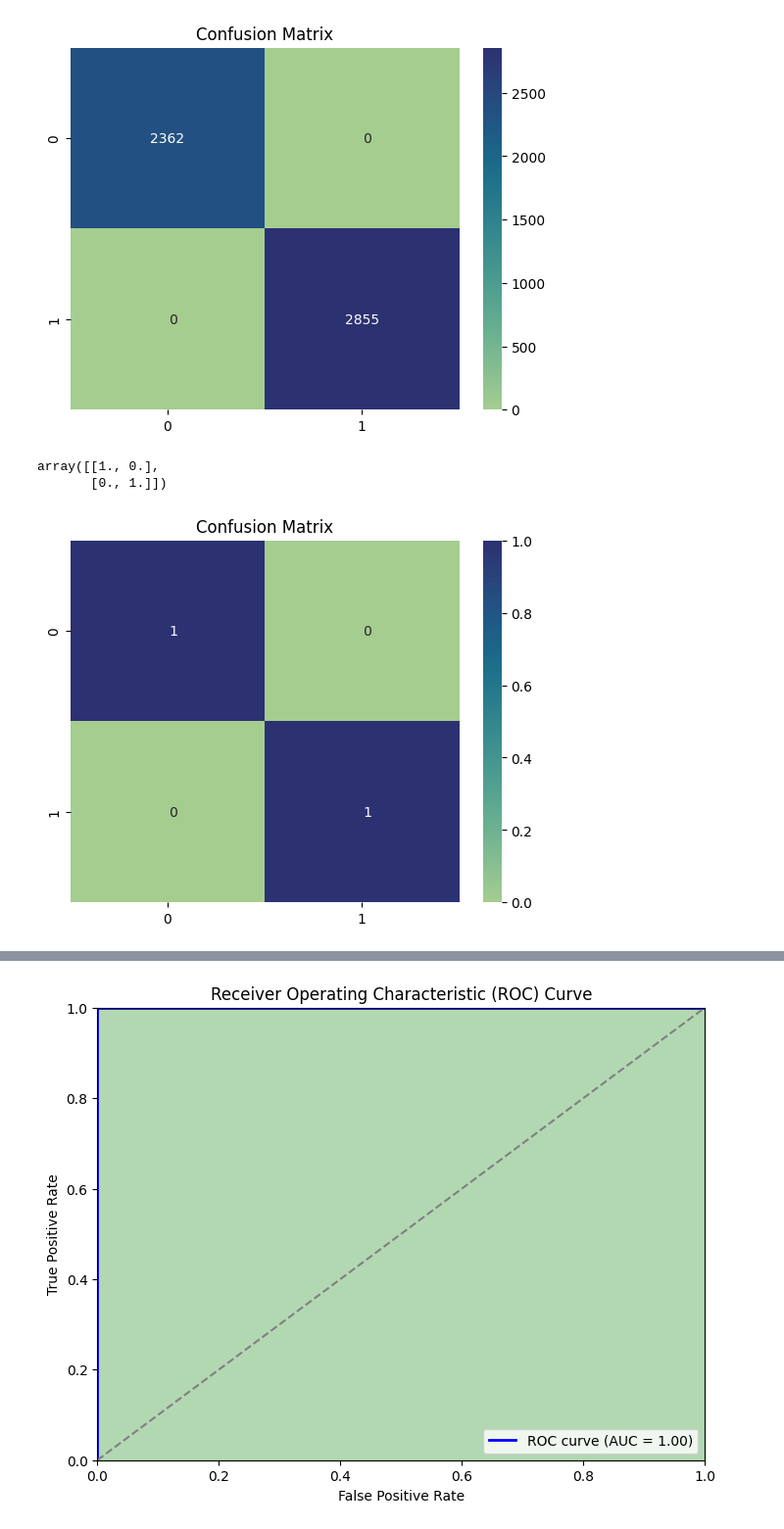
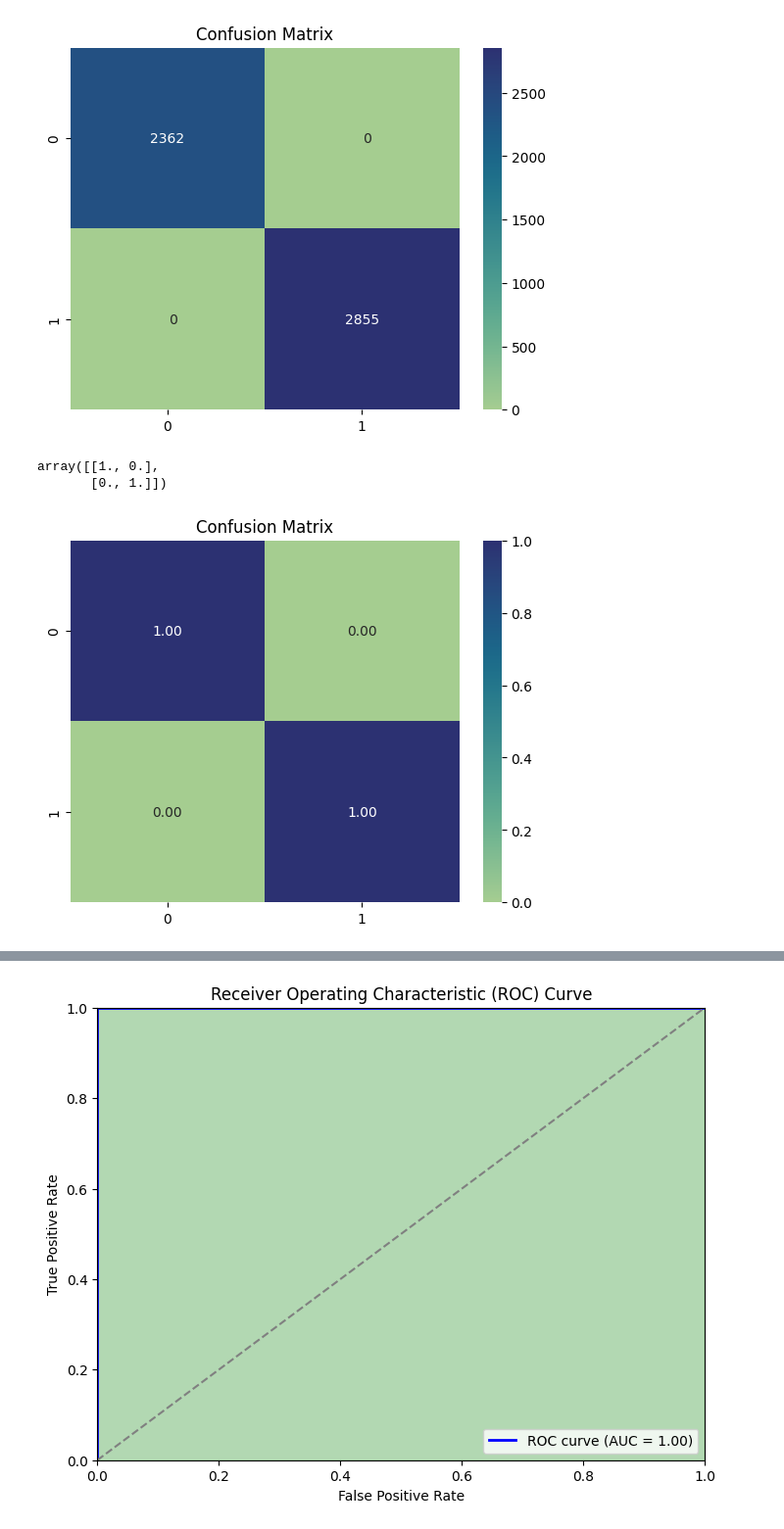
Before and after one commit to Valakas148/ML, a Jupyter notebook: lr3/lr3.ipynb, the cells around one changed output, grey strips where cells are left out. Shown: that part at 98% size. Cells and saved outputs as stored; diff of their text form; code cells hidden in the pictures.

```diff
--- a/lr3/lr3.ipynb
+++ b/lr3/lr3.ipynb
@@ -148,7 +150,8 @@ X_train, X_test, y_train, y_test = train_test_split(X, y, test_size=0.2, random_
 
 mapper = DataFrameMapper([
     (['age', 'trestbps', 'chol', 'thalach', 'oldpeak'], StandardScaler()),
-    (['sex', 'cp', 'fbs', 'restecg', 'exang', 'slope', 'ca', 'thal'], SimpleImputer(strategy='most_frequent'))
+    (['sex', 'fbs', 'exang'], SimpleImputer(strategy='most_frequent')),
+    (['slope' , 'ca' , 'thal' , 'restecg' , 'cp'], OneHotEncoder(drop='first'))
 ])
 
 X_train_prepr = mapper.fit_transform(X_train)
@@ -378,14 +382,14 @@ array([[2362,    0],
 # %%
 #по recall
 conf_matrix_normalized_recall_svc = confusion_matrix(y_test, y_pred_svc, normalize='true')
 
-sns.heatmap(conf_matrix_normalized_recall_svc, annot=True, fmt="4.0f", cmap="crest")
+sns.heatmap(conf_matrix_normalized_recall_svc, annot=True, fmt=".2f", cmap="crest")
 plt.title("Confusion Matrix")
 conf_matrix_normalized_recall_svc
 # %% [output]
 array([[1., 0.],
        [0., 1.]])
-[figure, old version]
+[figure, new version]
 # %%
 #по precision
 conf_matrix_normalized_precision_svc = confusion_matrix(y_test, y_pred_svc, normalize='pred')
```
Also changed, not shown: parts of 23 cells of this notebook.
